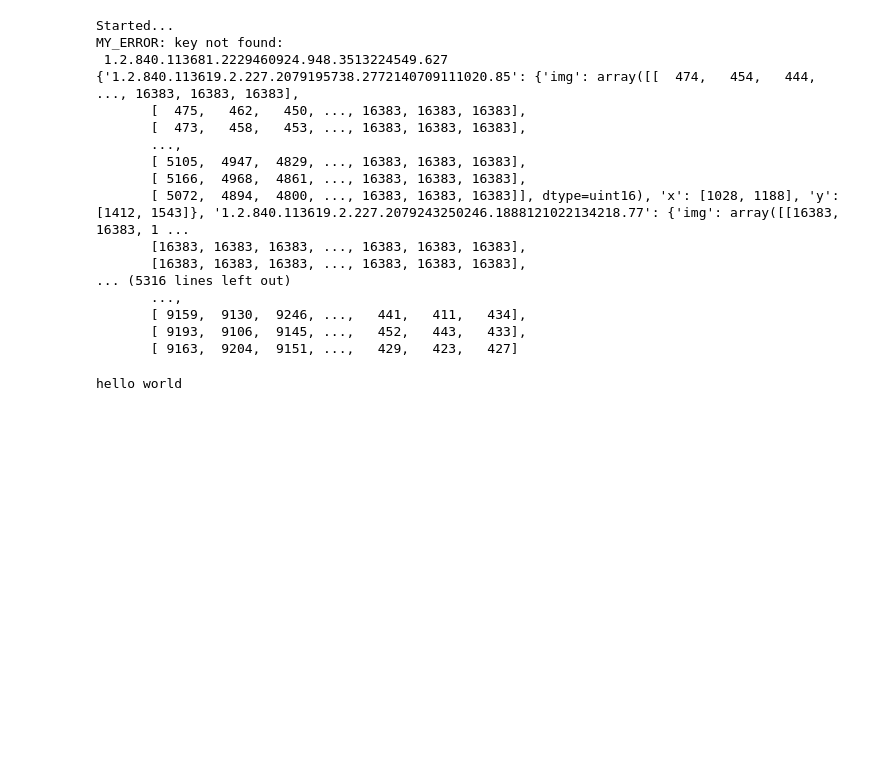
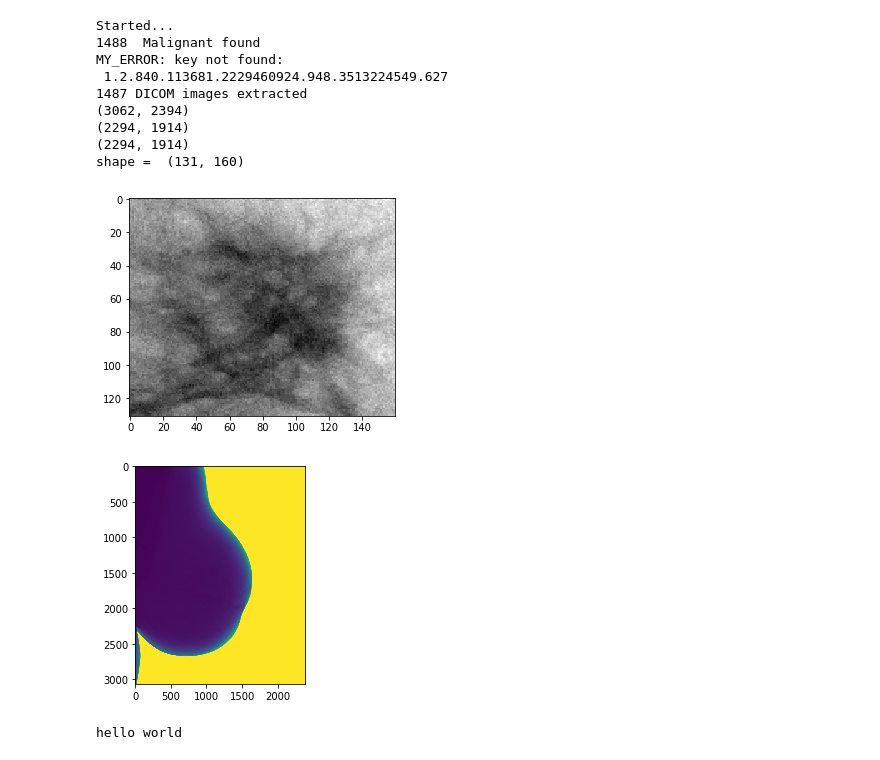
Before and after one commit to Big-Tree/cropDicomToROI, a Jupyter notebook: cropDicom.ipynb, the cells around one changed output. Saved outputs shown, nothing was run; the diff lists cells and outputs as text; code cells hidden in the pictures; blank space fills up the shorter version.

Commit message:
Added cropping
Images are cropped to given ROI coords.  This results in the crops being
of different size (not good).

```diff
--- a/cropDicom.ipynb
+++ b/cropDicom.ipynb
@@ -3,6 +3,7 @@ import glob
 import pandas as pd
 import pydicom
 import os
+import matplotlib.pyplot as plt
 
 print('Started...')
 
@@ -12,58 +13,75 @@ malignant = np.array([])
 dicomImg = {'malignant':np.array([]), 'normal':np.array([])}
 count = 0
 fMal = glob.glob('/vol/vssp/mammo2/will/data/dcm/malignant/*')
+print(len(fMal), ' Malignant found')
 for f in fMal:
     dicomImg['malignant'] = np.append(dicomImg['malignant'], pydicom.dcmread(f))
     count += 1
 #     print(count, '/', len(fMal))
 # fNorm = glob.glob('/vol/vssp/mammo2/will/data/dcm/normal/*')
+# print(len(fNorm), ' Normal found')
 # count = 0
 # for f in fNorm:
 #     dicomImg['normal'] = np.append(dicomImg['normal'], pydicom.dcmread(f))
 #     count += 1
 #     print(count, '/', len(fNorm))
 
 # Import xls file
 xls = pd.ExcelFile('/vol/vssp/mammo2/will/data/batch_50_IMAGE.xls')
 sheet = xls.parse(1)
 
 
 # Create a dict where the key is the image name
 # Each key has the image, and coords
 img = {}
 for i in range(len(fMal)):
     key = os.path.basename(fMal[i])[:-4]
     # Find row in the xml file that holds the img info
     try:
         indx = [_==key for _ in sheet['ReferencedSOPInstanceUID']].index(True)
         img.update({key:{}})
         img[key].update({'img': dicomImg['malignant'][i].pixel_array})
         img[key].update({'x': [sheet['X1'][indx], sheet['X2'][indx]]})
         img[key].update({'y': [sheet['Y1'][indx], sheet['Y2'][indx]]})
     except ValueError:
         print('MY_ERROR: key not found:\n', key)
-print(img)
 
+print(len(img), 'DICOM images extracted')
+# print(img)
+print(img['1.2.840.113619.2.227.2079195738.2772140709111020.85']['img'].shape)
+print(img['1.2.840.113619.2.227.2079243250246.1888121022134218.77']['img'].shape)
+print(img['1.2.840.113619.2.227.2079243250246.1888121022134534.85']['img'].shape)
+# Crop the images to ROI
+for key in img:
+    tmp = img[key]['img']
+    x = img[key]['x']
+    y = img[key]['y']
+    #x is width, y is height
+    #in numpy array, y,x
+    img[key].update({'crop':tmp[y[0]:y[1], x[0]:x[1]]})
+
+img_calc = img['1.2.840.113619.2.227.2079195738.2772140709111020.85']['crop'] / 16383
+
+#img_calc = np.reshape(img_calc, (img_calc.shape[0], img_calc.shape[1], 1))
+print('shape = ', img_calc.shape)
+plt.imshow(img_calc, cmap='gray')
+plt.show()
+plt.imshow(img['1.2.840.113619.2.227.2079195738.2772140709111020.85']['img']/16383)
+plt.show()
 
 # Crop images to ROI
 # %% [output]
 Started...
+1488  Malignant found
 MY_ERROR: key not found:
  1.2.840.113681.2229460924.948.3513224549.627
-{'1.2.840.113619.2.227.2079195738.2772140709111020.85': {'img': array([[  474,   454,   444, ..., 16383, 16383, 16383],
-       [  475,   462,   450, ..., 16383, 16383, 16383],
-       [  473,   458,   453, ..., 16383, 16383, 16383],
-       ...,
-       [ 5105,  4947,  4829, ..., 16383, 16383, 16383],
-       [ 5166,  4968,  4861, ..., 16383, 16383, 16383],
-       [ 5072,  4894,  4800, ..., 16383, 16383, 16383]], dtype=uint16), 'x': [1028, 1188], 'y': [1412, 1543]}, '1.2.840.113619.2.227.2079243250246.1888121022134218.77': {'img': array([[16383, 16383, 1 ...
-       [16383, 16383, 16383, ..., 16383, 16383, 16383],
-       [16383, 16383, 16383, ..., 16383, 16383, 16383],
-... (5316 lines left out)
-       ...,
-       [ 9159,  9130,  9246, ...,   441,   411,   434],
-       [ 9193,  9106,  9145, ...,   452,   443,   433],
-       [ 9163,  9204,  9151, ...,   429,   423,   427]
+1487 DICOM images extracted
+(3062, 2394)
+(2294, 1914)
+(2294, 1914)
+shape =  (131, 160)
+[figure, added]
+[figure, added]
 # %%
 print('hello world')
 # %% [output]
```
